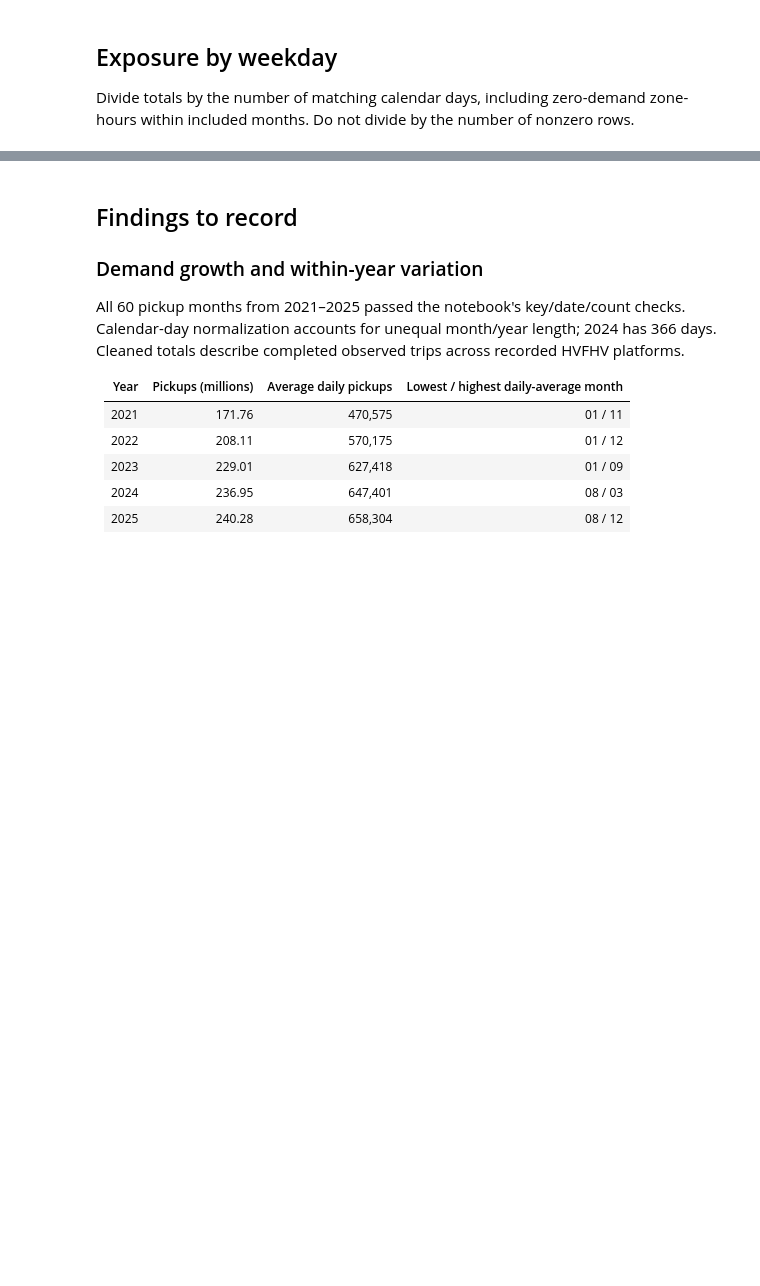
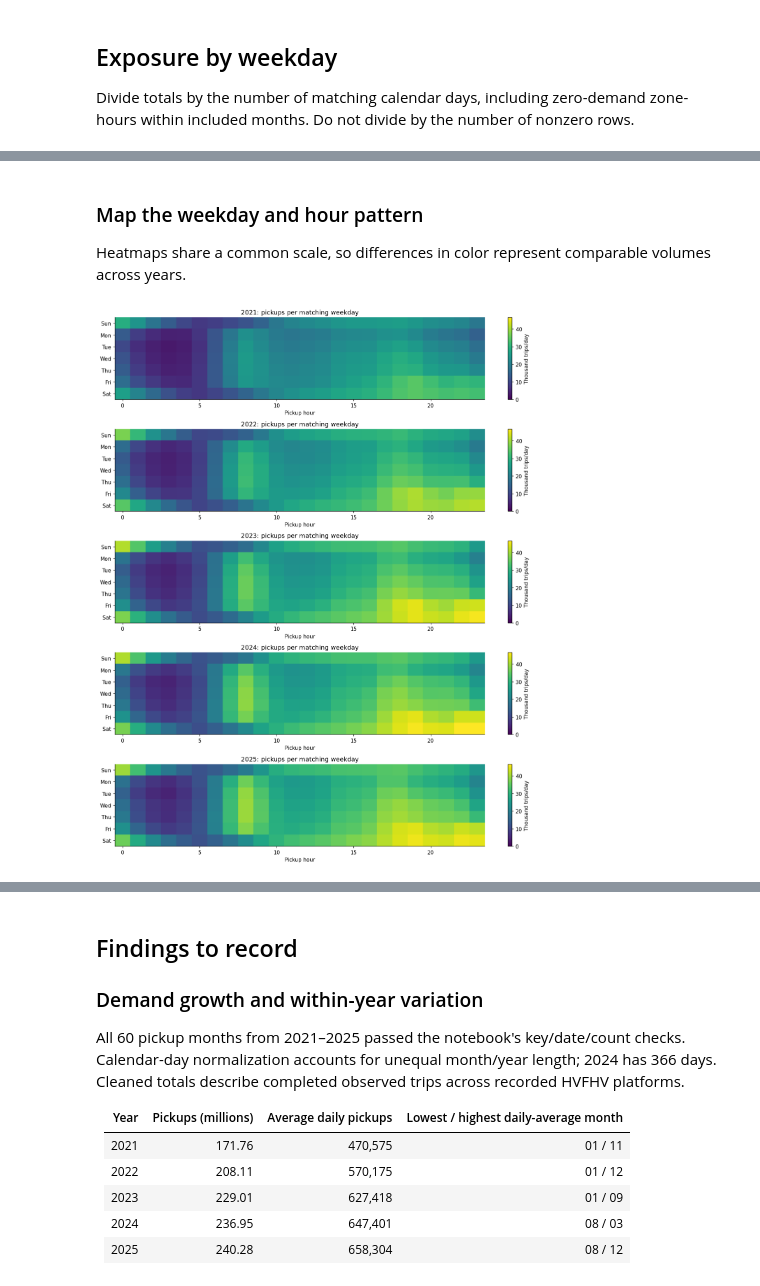
Before and after one commit to FTFever/Exploring-Ride-Sharing-Travel-Behavior-Patterns, a Jupyter notebook: notebooks/04_analysis_temporal_patterns.ipynb, the cells around one changed output, grey strips where cells are left out. Drawn from its saved outputs; the diff is of its cells as text; code cells hidden in the pictures; blank space fills up the shorter version.

```diff
--- a/notebooks/04_analysis_temporal_patterns.ipynb
+++ b/notebooks/04_analysis_temporal_patterns.ipynb
@@ -118,10 +189,25 @@ finish(fig,'04_hourly_pickup_profiles')
+# %% [markdown]
+### Map the weekday and hour pattern
+Heatmaps share a common scale, so differences in color represent comparable volumes across years.
 # %%
-years=sorted(hourly.year.unique())
-fig,axes=plt.subplots(len(years),1,figsize=(13,3*len(years)),squeeze=False)
-vmax=hourly.trips_per_day.max()/1e3
-for ax,year in zip(axes.flat,years):
-    matrix=hourly[hourly.year==year].pivot(index='dow',columns='hour',values='trips_per_day')/1e3
-    im=ax.imshow(matrix,aspect='auto',vmin=0,vmax=vmax,cmap='viridis')
-    ax.set(title=f'{year}: pickups per matching weekday',xlabel='Pickup hour',yticks=range(7),yticklabels=['Sun','Mon','Tue','Wed','Thu','Fri','Sat'])
-    fig.colorbar(im,ax=ax,label='Thousand trips/day')
-finish(fig,'04_weekday_hour_heatmaps')
+years = sorted(hourly.year.unique())
+fig, axes = plt.subplots(len(years), 1, figsize=(13, 3 * len(years)), squeeze=False)
+vmax = hourly.trips_per_day.max() / 1e3
+for ax, year in zip(axes.flat, years):
+    matrix = (
+        hourly[hourly.year == year].pivot(
+            index="dow", columns="hour", values="trips_per_day"
+        )
+        / 1e3
+    )
+    im = ax.imshow(matrix, aspect="auto", vmin=0, vmax=vmax, cmap="viridis")
+    ax.set(
+        title=f"{year}: pickups per matching weekday",
+        xlabel="Pickup hour",
+        yticks=range(7),
+        yticklabels=["Sun", "Mon", "Tue", "Wed", "Thu", "Fri", "Sat"],
+    )
+    fig.colorbar(im, ax=ax, label="Thousand trips/day")
+finish(fig, "04_weekday_hour_heatmaps")
+# %% [output]
+[figure, added]
```
Also changed, not shown: parts of 10 cells of this notebook, 39 other files.
